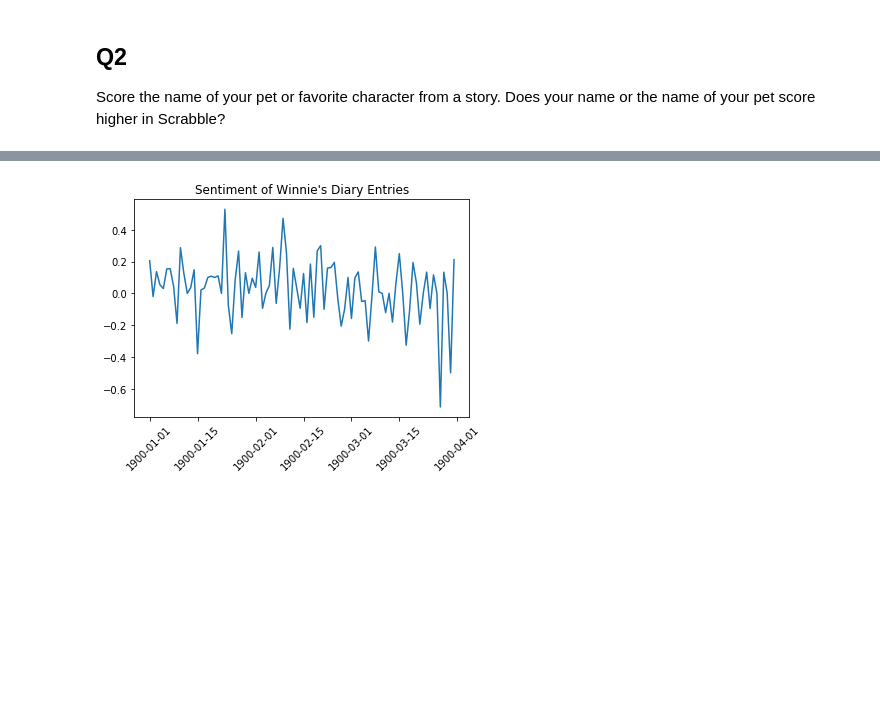
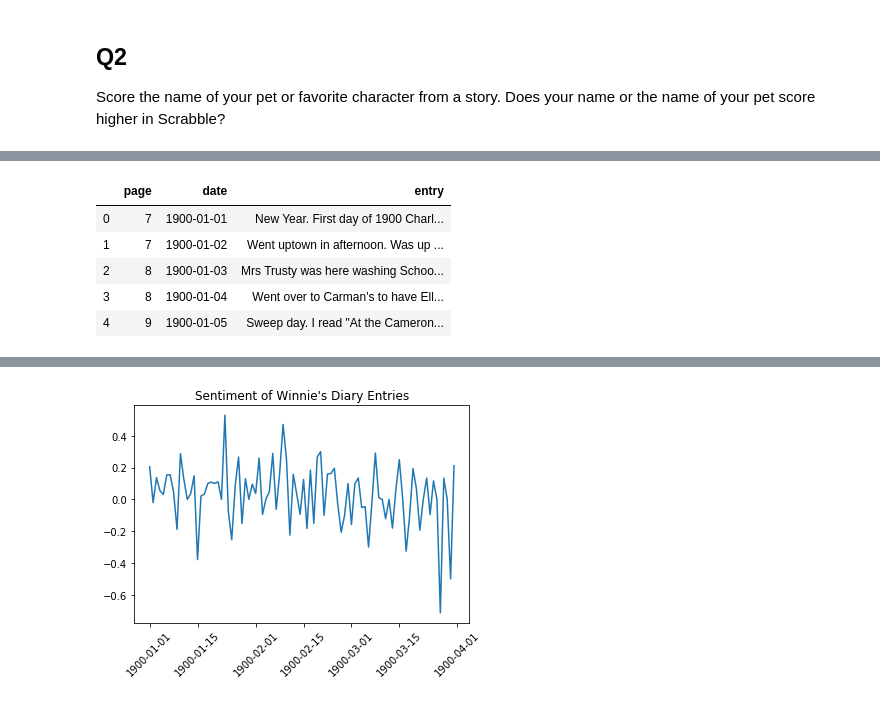
Before and after one commit to BrockDSL/Text_Analysis_with_Python, a Jupyter notebook: basics.ipynb, the cells around one changed output, grey strips where cells are left out. Cells and saved outputs as stored; diff of their text form; code cells hidden in the pictures; blank space fills up the shorter version.

```diff
--- a/01-intro.ipynb
+++ b/basics.ipynb
@@ -138,4 +157,15 @@ Corpus is text from [Winnie Beam diary](https://dr.library.brocku.ca/) first few
 # %%
 winnie_corpus = pd.read_csv('winnie_corpus.txt', header = None, delimiter="\t")
 winnie_corpus.columns = ["page","date","entry"]
 winnie_corpus['date'] = pd.to_datetime(winnie_corpus['date'])
+winnie_corpus['entry'] = winnie_corpus.entry.astype(str)
+
+#preview our top entries
+winnie_corpus.head()
+# %% [output]
+|  | page | date | entry |
+| 0 | 7 | 1900-01-01 | New Year. First day of 1900 Charl... |
+| 1 | 7 | 1900-01-02 | Went uptown in afternoon. Was up ... |
+| 2 | 8 | 1900-01-03 | Mrs Trusty was here washing Schoo... |
+| 3 | 8 | 1900-01-04 | Went over to Carman's to have Ell... |
+| 4 | 9 | 1900-01-05 | Sweep day. I read "At the Cameron... |
```
Also changed, not shown: parts of 21 cells of this notebook.
